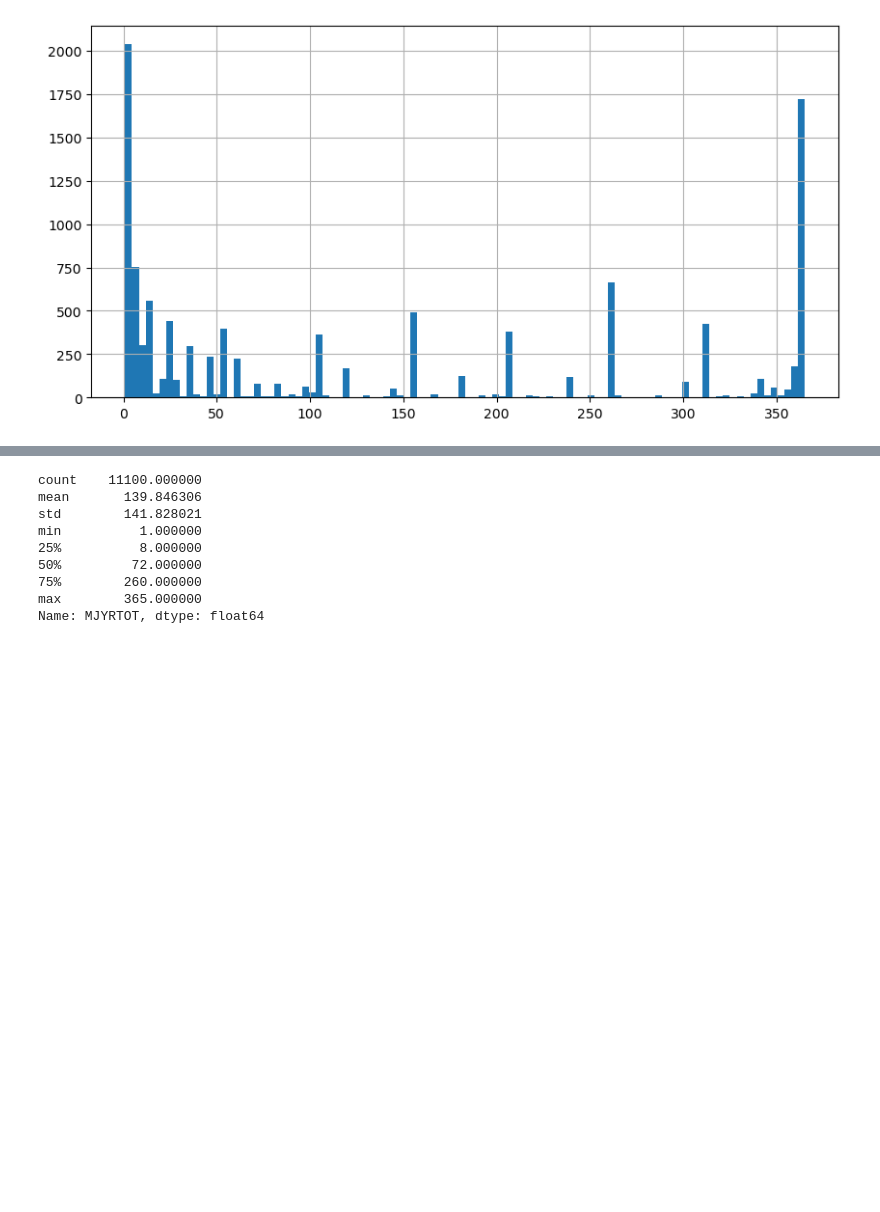
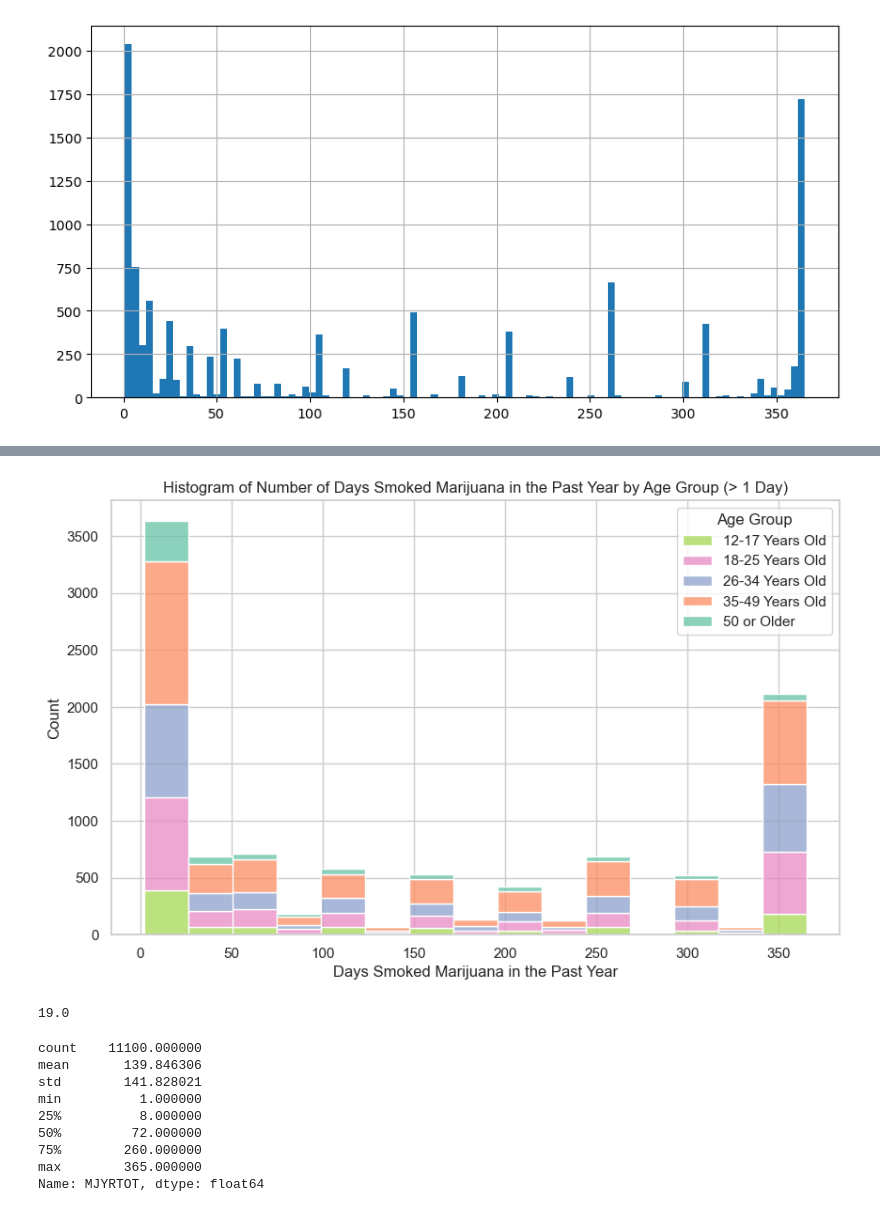
Before and after one commit to melissaprax/substance-use-mental-illness-analysis, a Jupyter notebook: eda_sub_dep.ipynb, the cells around one changed output, grey strips where cells are left out. Cells and saved outputs as stored; diff of their text form; code cells hidden in the pictures; blank space fills up the shorter version.

```diff
--- a/eda_sub_dep.ipynb
+++ b/eda_sub_dep.ipynb
@@ -178,0 +189,2 @@ nonZeroMJDays.hist(bins=100, figsize=(10, 5))
+# %%
+moreThanOne = df[df["MJYRTOT"] > 1]
@@ -179,3 +221,32 @@ nonZeroMJDays.hist(bins=100, figsize=(10, 5))
+# %%
+from matplotlib import pyplot
+
+# Your code to create the stacked histogram
+sns.set(style="whitegrid")  # Set the style
+
+fig, ax = pyplot.subplots(figsize=(10,6))
+sns.histplot(data=moreThanOne, x="MJYRTOT", hue="CATAG3", multiple="stack", palette="Set2")
+
+# Set the legend labels manually
+# '12-17 Years Old', '18-25 Years Old', '26-34 Years Old', '35-49 Years Old', '50 or Older'
+ax.legend(title="Age Group", labels=['12-17 Years Old', '18-25 Years Old', '26-34 Years Old', '35-49 Years Old', '50 or Older'])
+
+# Set title
+ax.set_title("Histogram of Number of Days Smoked Marijuana in the Past Year by Age Group (> 1 Day)")
+
+# Set the x-axis label
+ax.set_xlabel("Days Smoked Marijuana in the Past Year")
+
+# Show the plot
+plt.show()
+# %% [output]
+[figure, added]
+# %%
+# Calcualte the percentage of people who are "smokers"
+
+round(len(moreThanOne)/len(df), 2)*100
+# %% [output]
+19.0
 # %%
 nonZeroMJDays.describe()
 # %% [output]
```
Also changed, not shown: parts of 5 cells of this notebook, 2 other files.
